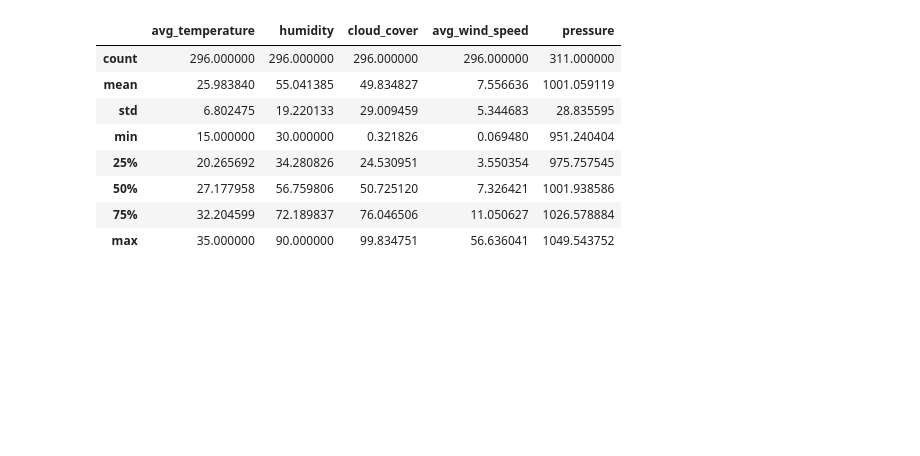
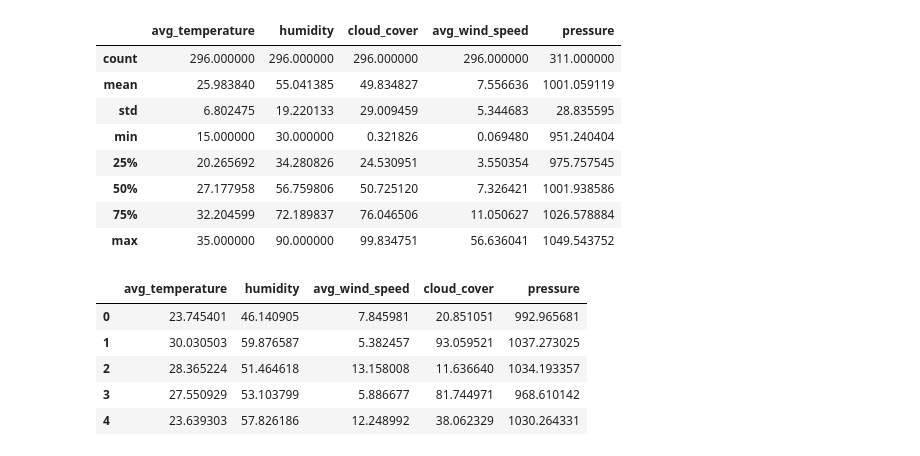
Before and after one commit to PrageethBanuka/Intellihack_DotTrex_1, a Jupyter notebook: Q-1_Weather_Forecasting.ipynb, the cells around one changed output. Saved outputs shown, nothing was run; the diff lists cells and outputs as text; code cells hidden in the pictures; blank space fills up the shorter version.

```diff
--- a/Q-1_Weather_Forecasting.ipynb
+++ b/Q-1_Weather_Forecasting.ipynb
@@ -53,3 +53,14 @@ data[['avg_temperature', 'humidity', 'cloud_cover','avg_wind_speed', 'pressure']
 | 50% | 27.177958 | 56.759806 | 50.725120 | 7.326421 | 1001.938586 |
 | 75% | 32.204599 | 72.189837 | 76.046506 | 11.050627 | 1026.578884 |
 | max | 35.000000 | 90.000000 | 99.834751 | 56.636041 | 1049.543752 |
+# %%
+# select only numeric attributesfrom weather data
+weather_data = data.select_dtypes(include = ['float64','int64'])
+weather_data.head()
+# %% [output]
+|  | avg_temperature | humidity | avg_wind_speed | cloud_cover | pressure |
+| 0 | 23.745401 | 46.140905 | 7.845981 | 20.851051 | 992.965681 |
+| 1 | 30.030503 | 59.876587 | 5.382457 | 93.059521 | 1037.273025 |
+| 2 | 28.365224 | 51.464618 | 13.158008 | 11.636640 | 1034.193357 |
+| 3 | 27.550929 | 53.103799 | 5.886677 | 81.744971 | 968.610142 |
+| 4 | 23.639303 | 57.826186 | 12.248992 | 38.062329 | 1030.264331 |
```
Also changed, not shown: parts of 9 cells of this notebook.
